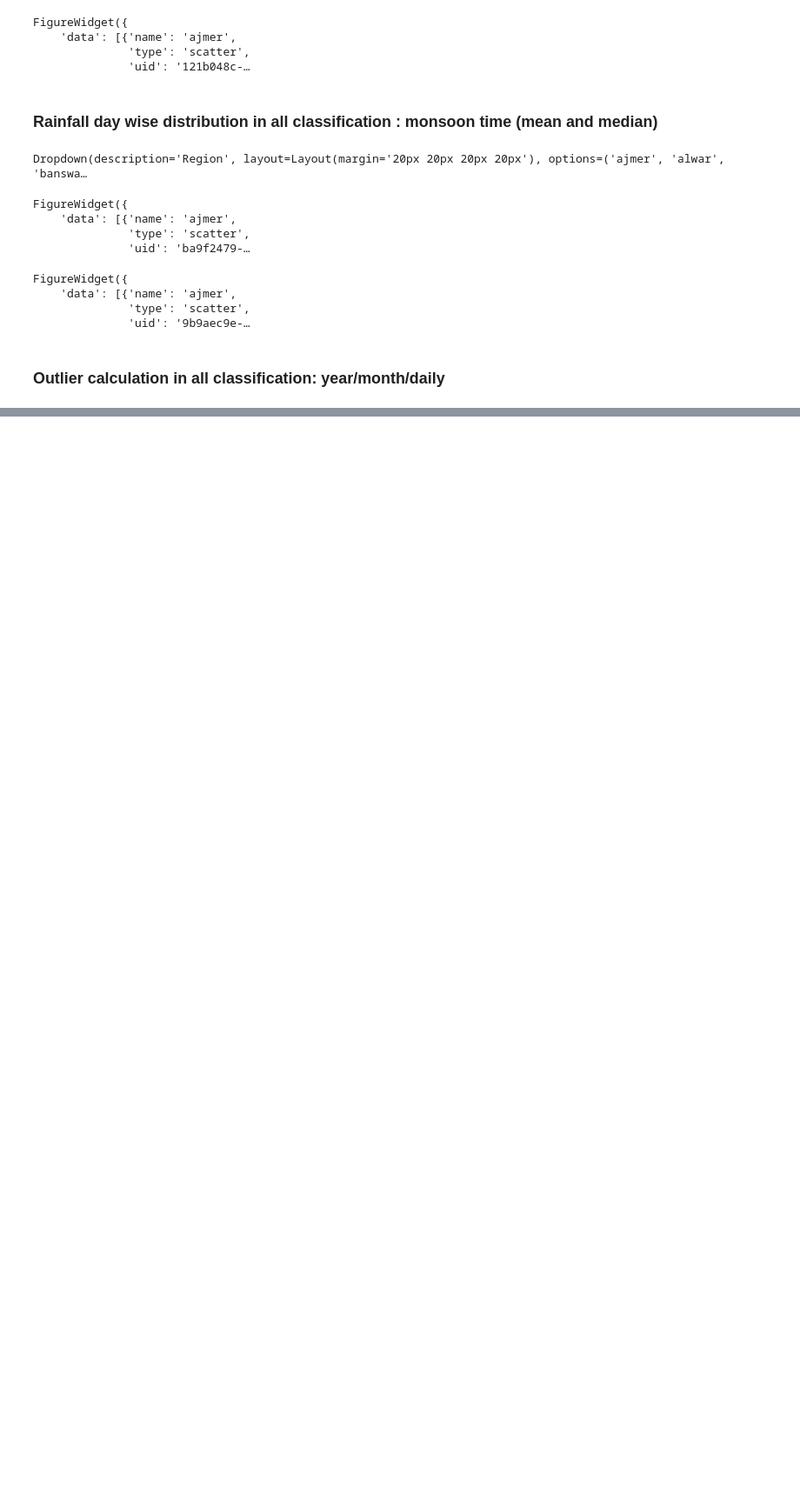
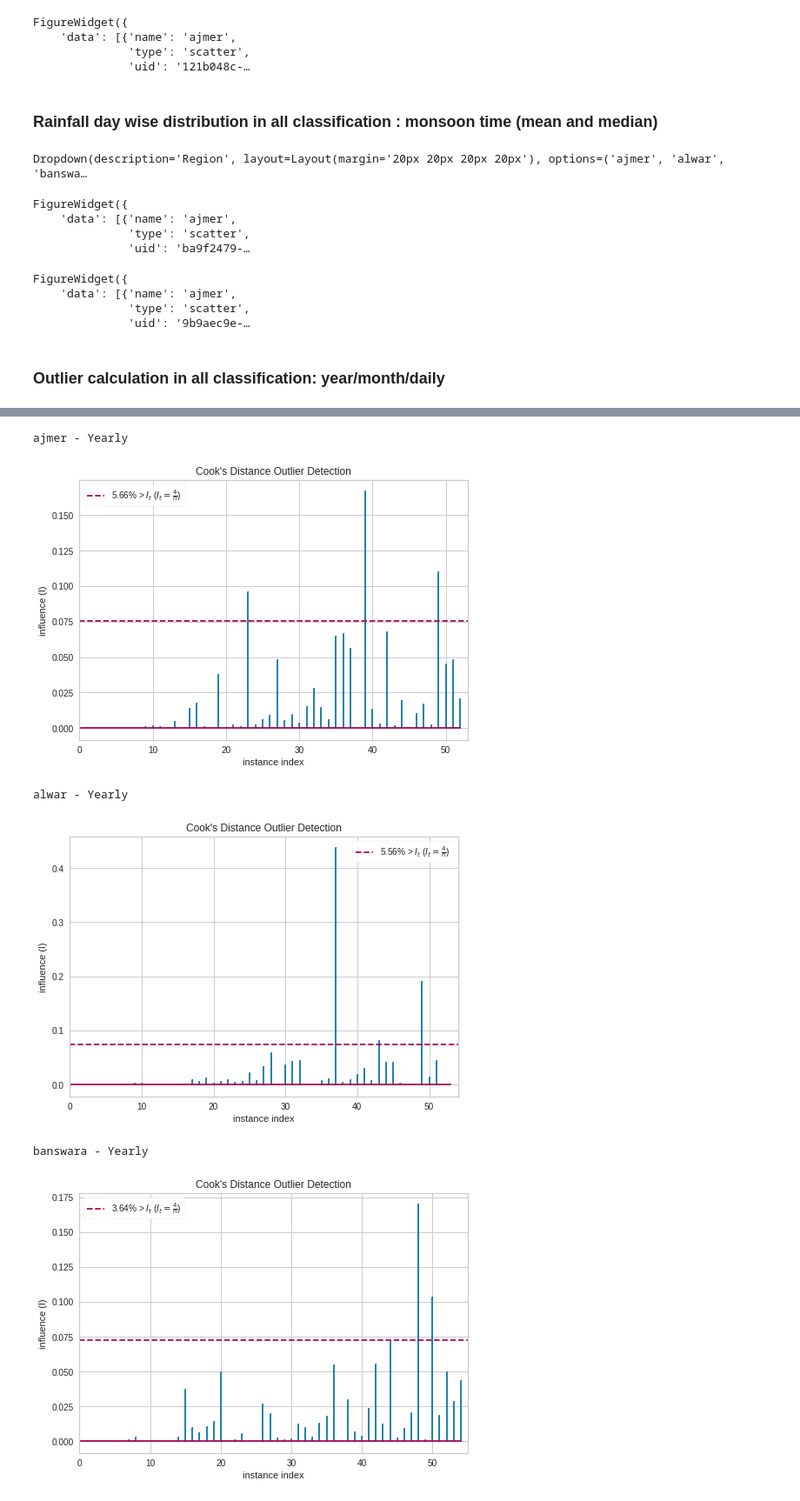
Before and after one commit to dev-essbee/rainfall-analysis, a Jupyter notebook: notebooks/exploratory-analysis.ipynb, the cells around one changed output, grey strips where cells are left out. Shown at 87% size. Drawn from its saved outputs; the diff is of its cells as text; code cells hidden in the pictures; blank space fills up the shorter version.

Commit message:
added cooks plots

```diff
--- a/notebooks/exploratory-analysis.ipynb
+++ b/notebooks/exploratory-analysis.ipynb
@@ -171,7 +220,0 @@ fig.show()
-# %%
-fig=go.Figure()
-for i in regions:
-    fig.add_trace(go.Scatter(x=rain_monsoon_year['year'],y=rain_monsoon_year[i],mode='markers',name=i))
-fig.update_layout(title_text='Yearwise rainfall for every region',
-                      xaxis_title='Regions', yaxis_title='Rainfall (mm)')
-fig.show()
@@ -180,9 +234,10 @@ fig.show()
 # %%
 from yellowbrick.regressor import CooksDistance
 # %%
-rain_monsoon_year.fillna(0,inplace=True)
-for i in regions:
-    print(i)
-    vis=CooksDistance()
-    vis.fit(rain_monsoon_year['year'].to_numpy().reshape(-1,1),rain_monsoon_year[i])
-    vis.show()
+# rain_monsoon_year.fillna(0,inplace=True)
+def plot_cooks_distance(dict_df,x_axis,title):
+    for i in regions:
+        print(i,'-',title)
+        vis=CooksDistance()
+        vis.fit(dict_df[i].index.to_numpy().reshape(-1,1),dict_df[i][i])
+        vis.show()
@@ -202,0 +244,15 @@ bharatpur
+# %%
+plot_cooks_distance(dict_rain_regions_yearly,'year','Yearly')
+plot_cooks_distance(dict_rain_regions_monthly,'month','Cumulative Months')
+plot_cooks_distance(dict_rain_regions_year_monthly,'Month','Monthly')
+
+plot_cooks_distance(dict_rain_monsoon_regions_yearly,'Yearly')
+plot_cooks_distance(dict_rain_monsoon_regions_monthly,'Cumulative Months')
+plot_cooks_distance(dict_rain_monsoon_regions_year_monthly,'Monthly')
+# %% [output]
+ajmer - Yearly
+[figure, added]
+alwar - Yearly
+[figure, added]
+banswara - Yearly
+[figure, added]
```
Also changed, not shown: parts of 17 cells of this notebook.
